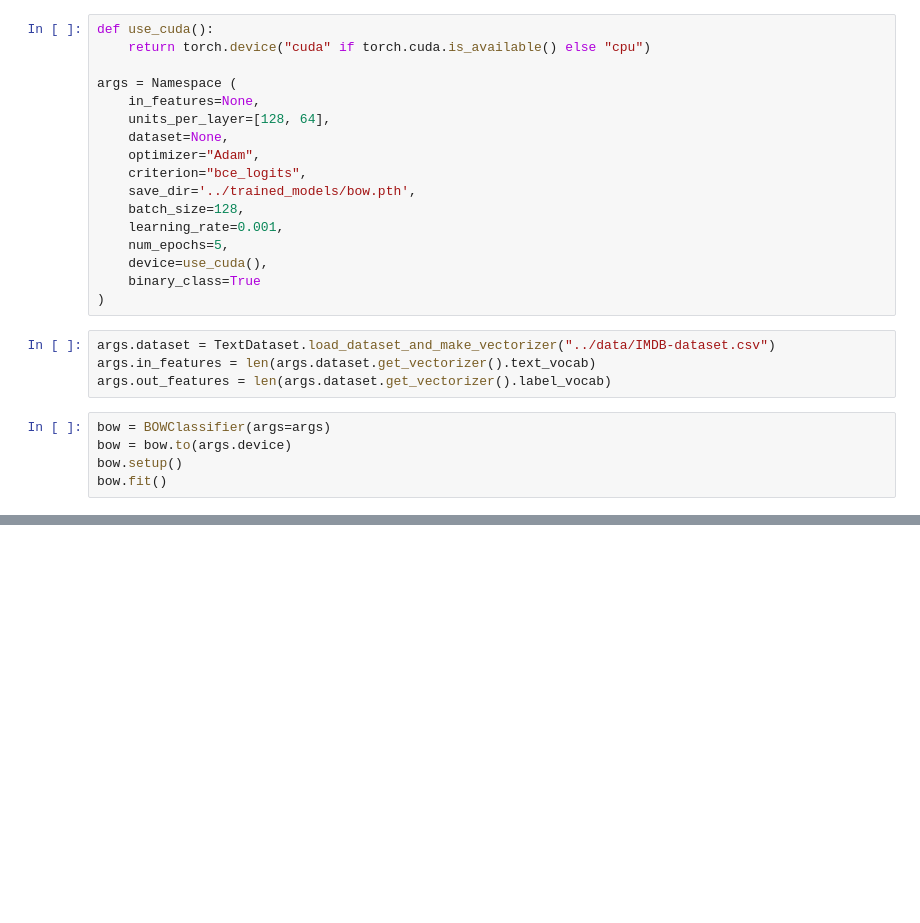
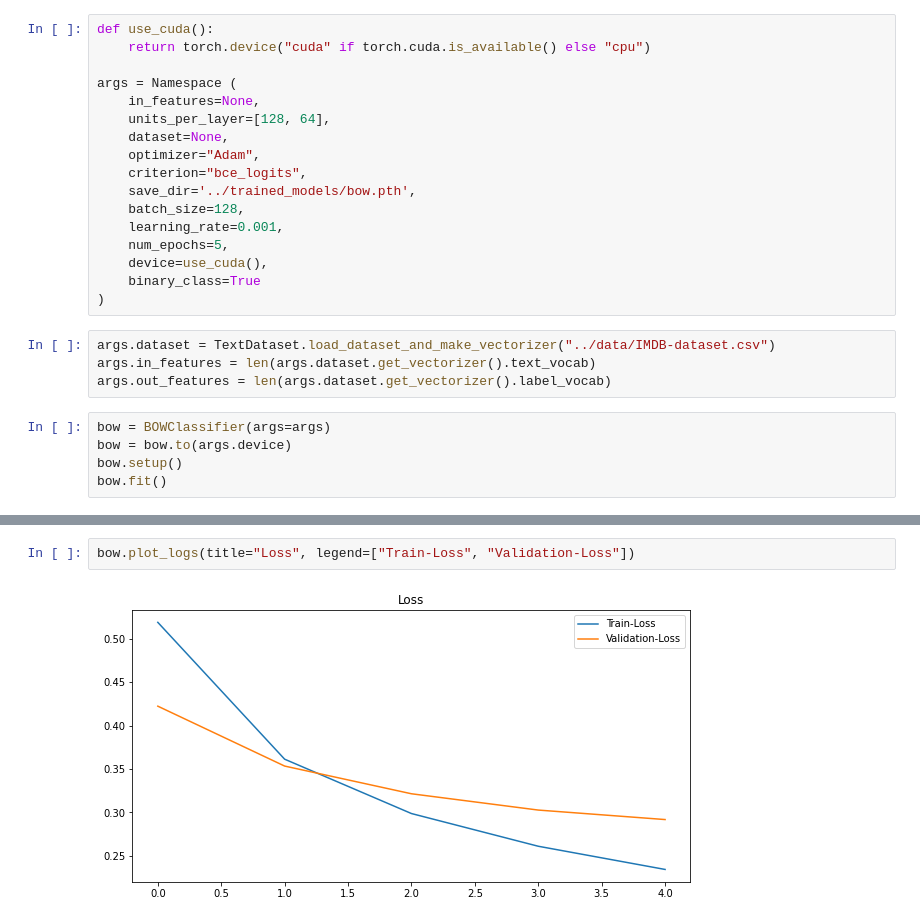
Before and after one commit to NikosKyriakakis/text-sentiment-analysis, a Jupyter notebook: src/main.ipynb, the cells around one changed output, grey strips where cells are left out. Cells and saved outputs as stored; diff of their text form; blank space fills up the shorter version.

```diff
--- a/src/main.ipynb
+++ b/src/main.ipynb
@@ -48,0 +45,4 @@ bow.plot_acc_logs()
+# %%
+bow.plot_logs(title="Loss", legend=["Train-Loss", "Validation-Loss"])
+# %% [output]
+[figure, added]
```
Also changed, not shown: parts of 6 cells of this notebook, 2 other files.
